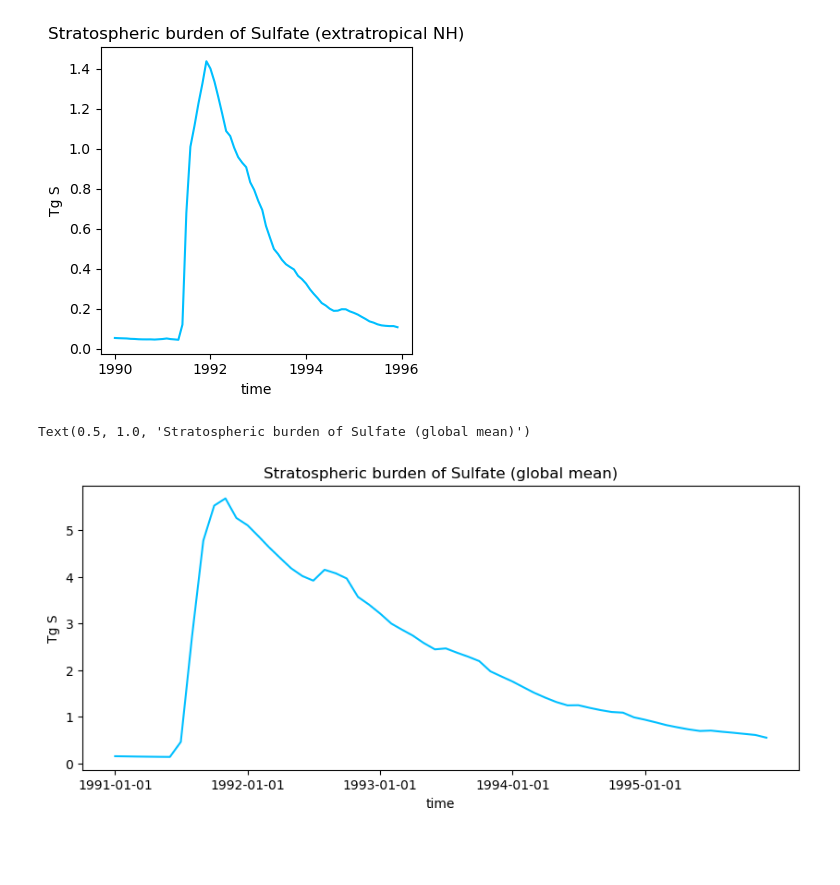
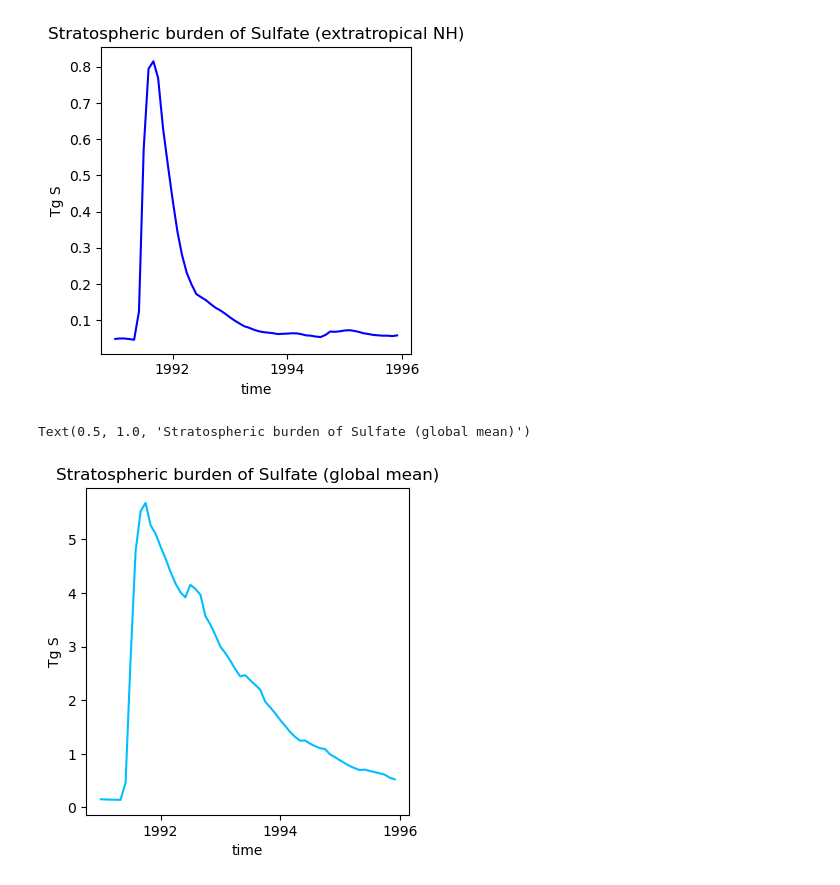
Before and after one commit to EliHHogemo/master_thesis, a Jupyter notebook: pinatubo_iceland.ipynb, the cells around one changed output. Saved outputs shown, nothing was run; the diff lists cells and outputs as text; code cells hidden in the pictures; blank space fills up the shorter version.

Commit message:
Some new plots of the pinatubo2iceland, and more on effective radius

```diff
--- a/pinatubo_iceland.ipynb
+++ b/pinatubo_iceland.ipynb
@@ -71,0 +65,4 @@ print(ds["time"].values[:5])
+# %%
+shifted_time = np.array([shift_one_month_back(t) for t in ds_pin['time'].values])
+ds_pin = ds_pin.assign_coords(time=shifted_time)
+print(ds_pin["time"].values[:5])
@@ -165,43 +199,39 @@ so4_burden_extratrop = so4_burd_extratrop * M_strat_air * ratio_etratrop *10**(-
 so4_burden_TgS_extratrop = so4_burden_extratrop * c
 
 plt.figure(figsize=(4, 4))
-so4_burden_TgS_extratrop.plot(color = "deepskyblue", label = "NorESM2.3")
+so4_burden_TgS_extratrop.plot(color = "blue", label = "NorESM2.3")
 plt.ylabel("Tg S")
 plt.title("Stratospheric burden of Sulfate (extratropical NH)")
 plt.tight_layout()
 # %% [output]
-[figure, old version]
+[figure, new version]
 # %%
 lat_pin = ds_pin["lat"]
 weighted_lat_pin = np.cos(np.deg2rad(lat_pin))
 tropopause = ds_pin["TROP_P"].weighted(weighted_lat_pin).mean(dim=["lat", "lon"])
 p_lev = tropopause * 0.01
 
 M_strat_air = 0.099 * Matmos
 Mo = 15.999
 Mso4 = Ms + 4 * Mo
 c = Ms / Mso4
 
 mmr_sulf_pin = ds_pin["mmr_SULFATE"]
 
 so4_burd_pin = mmr_sulf_pin.where(mmr_sulf_pin["lev"] <= p_lev)
 so4_burd_pin = so4_burd_pin.weighted(weighted_lat_pin).mean(dim=["lat", "lon", "lev"])
 so4_burden_pin = so4_burd_pin * M_strat_air * 1e-12
 so4_burden_TgS_pin = so4_burden_pin * c
 so4_burden_TgS_pin_yr = so4_burden_TgS_pin.sel(time=slice("1991-01-01", "1995-12-31"))
 
-plt.figure(figsize=(10,4))
+plt.figure(figsize=(4,4))
 so4_burden_TgS_pin_yr.plot(color="deepskyblue", label="NorESM2.3")
 plt.ylabel("Tg S")
-
-years = np.arange(1991, 1996)
-year_ticks = [cftime.DatetimeNoLeap(int(y), 1, 1) for y in years]
-plt.xticks(year_ticks)
-
+plt.tight_layout()
 plt.title("Stratospheric burden of Sulfate (global mean)")
 # %% [output]
 Text(0.5, 1.0, 'Stratospheric burden of Sulfate (global mean)')
-[figure, old version]
+[figure, new version]
 # %%
 a_glob = 510000000
 h_trop = 4440
```
Also changed, not shown: parts of 20 cells of this notebook, 2 other files.
